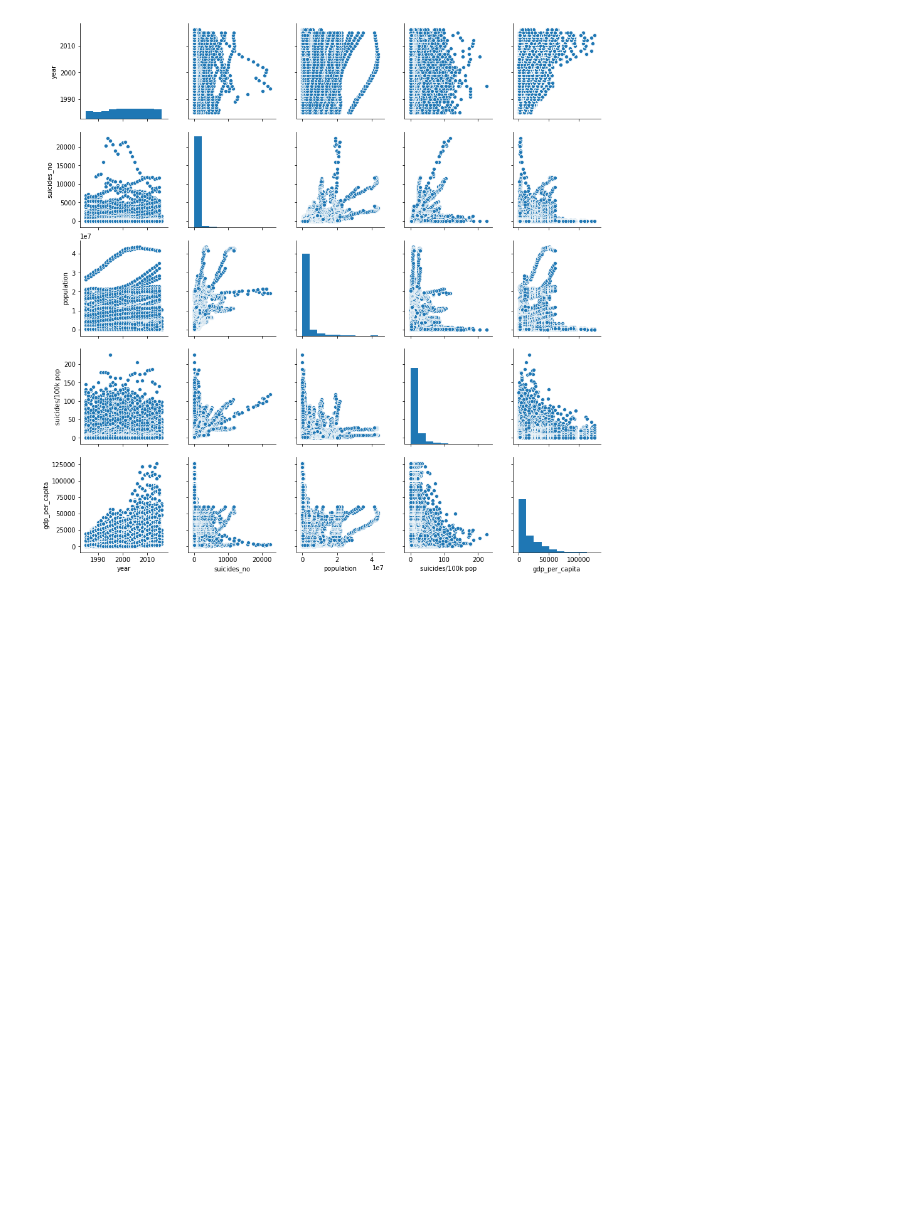
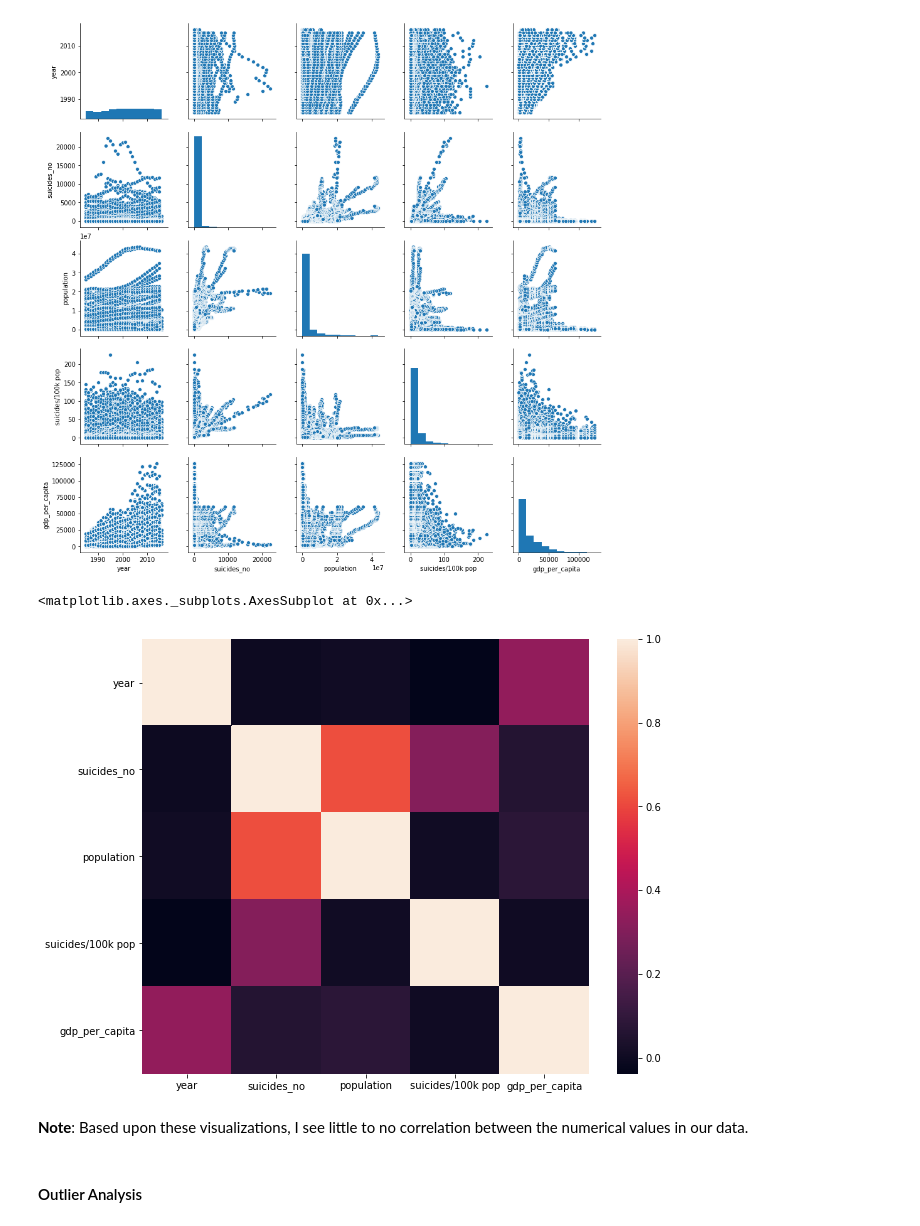
Before and after one commit to ebonnecab/int3-data-analysis, a Jupyter notebook: analysis.ipynb, the cells around one changed output. Drawn from its saved outputs; the diff is of its cells as text; code cells hidden in the pictures; blank space fills up the shorter version.

```diff
--- a/analysis.ipynb
+++ b/analysis.ipynb
@@ -136,3 +137,16 @@ sns.pairplot(num_df, diag_kind="hist")
 # %% [output]
 <seaborn.axisgrid.PairGrid at 0x...>
 [figure]
+# %%
+f, ax = plt.subplots(figsize=(10, 8))
+corr = num_df.corr()
+sns.heatmap(corr,
+            xticklabels=corr.columns.values,
+            yticklabels=corr.columns.values)
+# %% [output]
+<matplotlib.axes._subplots.AxesSubplot at 0x...>
+[figure, added]
+# %% [markdown]
+**Note**: Based upon these visualizations, I see little to no correlation between the numerical values in our data.
+# %% [markdown]
+#### Outlier Analysis
```
Also changed, not shown: parts of 8 cells of this notebook.
